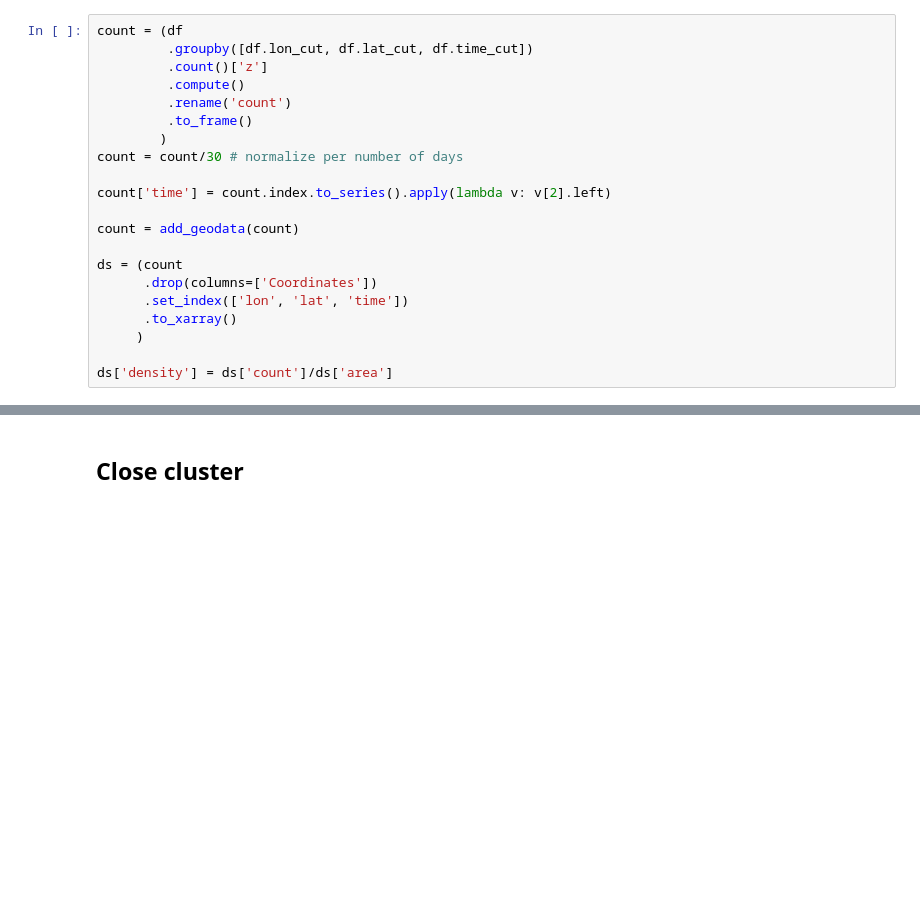
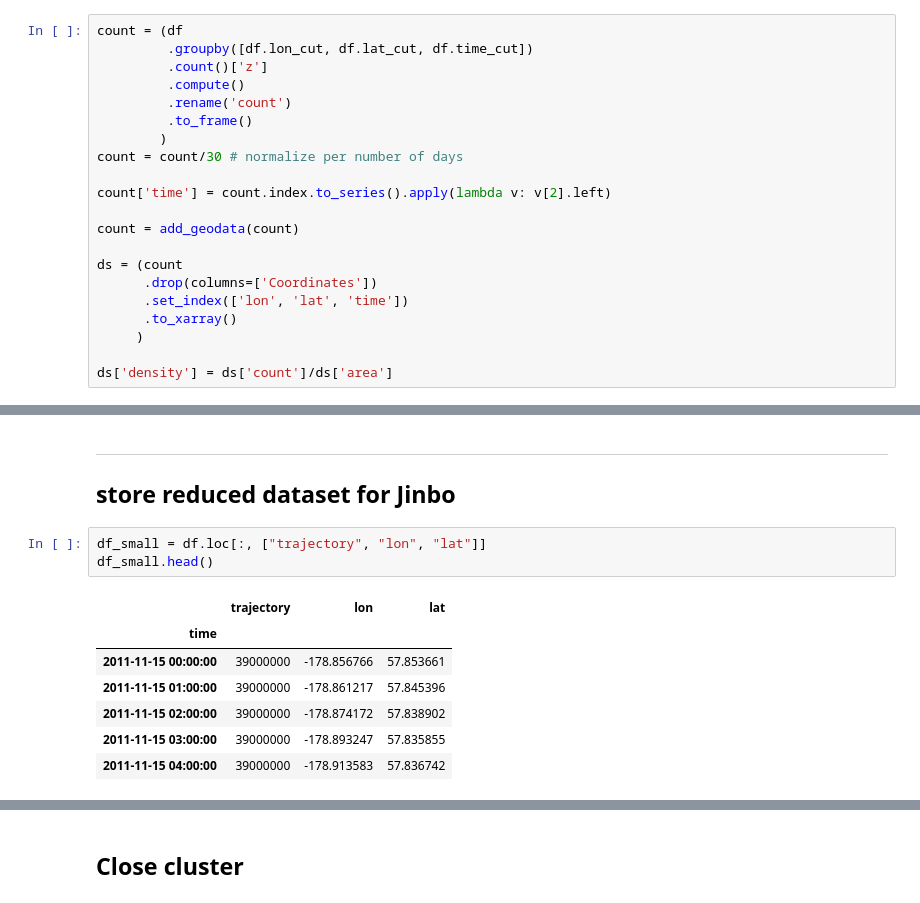
Before and after one commit to apatlpo/mit_equinox, a Jupyter notebook: parcels/overview.ipynb, the cells around one changed output, grey strips where cells are left out. Cells and saved outputs as stored; diff of their text form; blank space fills up the shorter version.

```diff
--- a/parcels/overview.ipynb
+++ b/parcels/overview.ipynb
@@ -308,0 +309,15 @@ Text(0.5, 1.0, 'First time without float in 2.0deg x 2.0deg boxes')
+# %% [markdown]
+---
+
+## store reduced dataset for Jinbo
+# %%
+df_small = df.loc[:, ["trajectory", "lon", "lat"]]
+df_small.head()
+# %% [output]
+|  | trajectory | lon | lat |
+| time |  |  |  |
+| 2011-11-15 00:00:00 | 39000000 | -178.856766 | 57.853661 |
+| 2011-11-15 01:00:00 | 39000000 | -178.861217 | 57.845396 |
+| 2011-11-15 02:00:00 | 39000000 | -178.874172 | 57.838902 |
+| 2011-11-15 03:00:00 | 39000000 | -178.893247 | 57.835855 |
+| 2011-11-15 04:00:00 | 39000000 | -178.913583 | 57.836742 |
```
Also changed, not shown: parts of 12 cells of this notebook, 4 other files.
